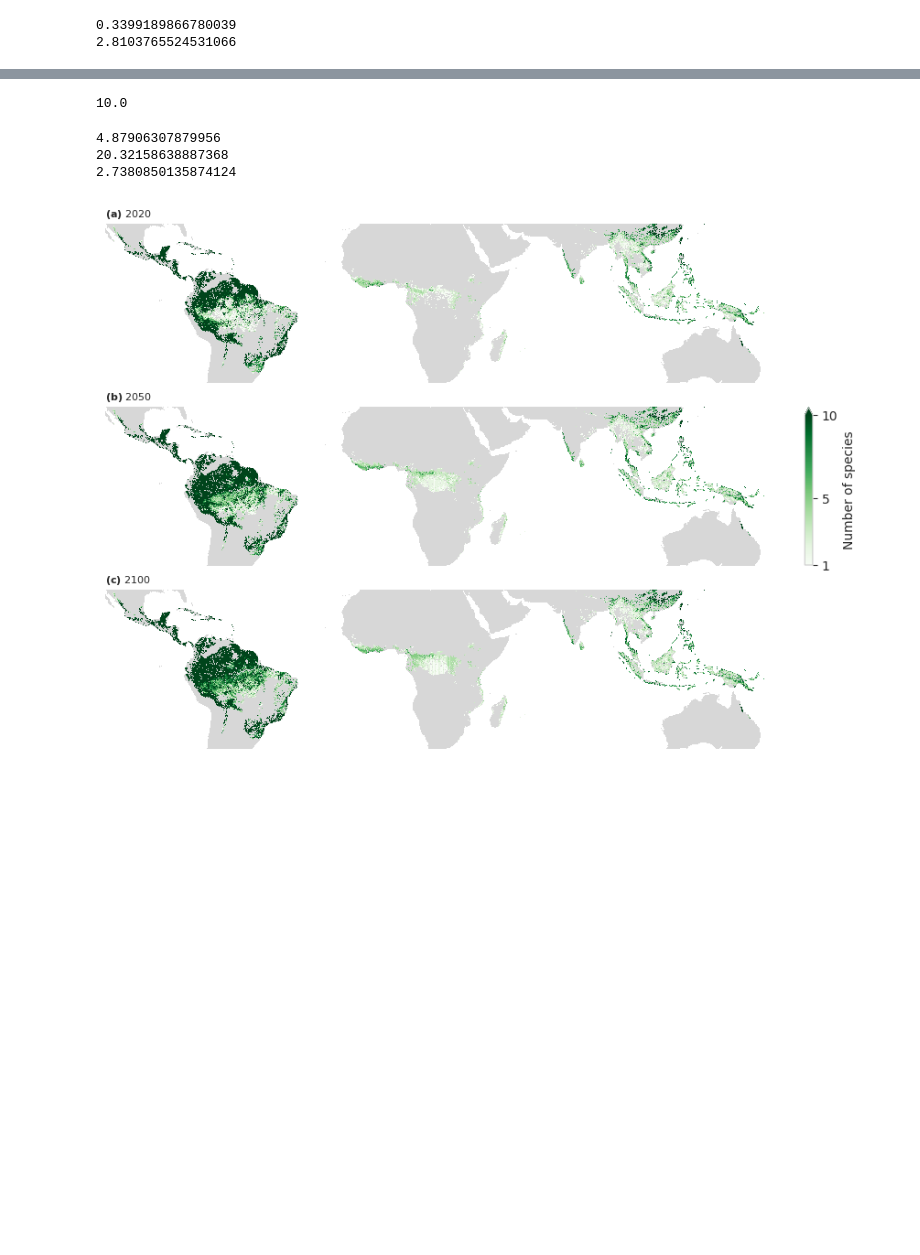
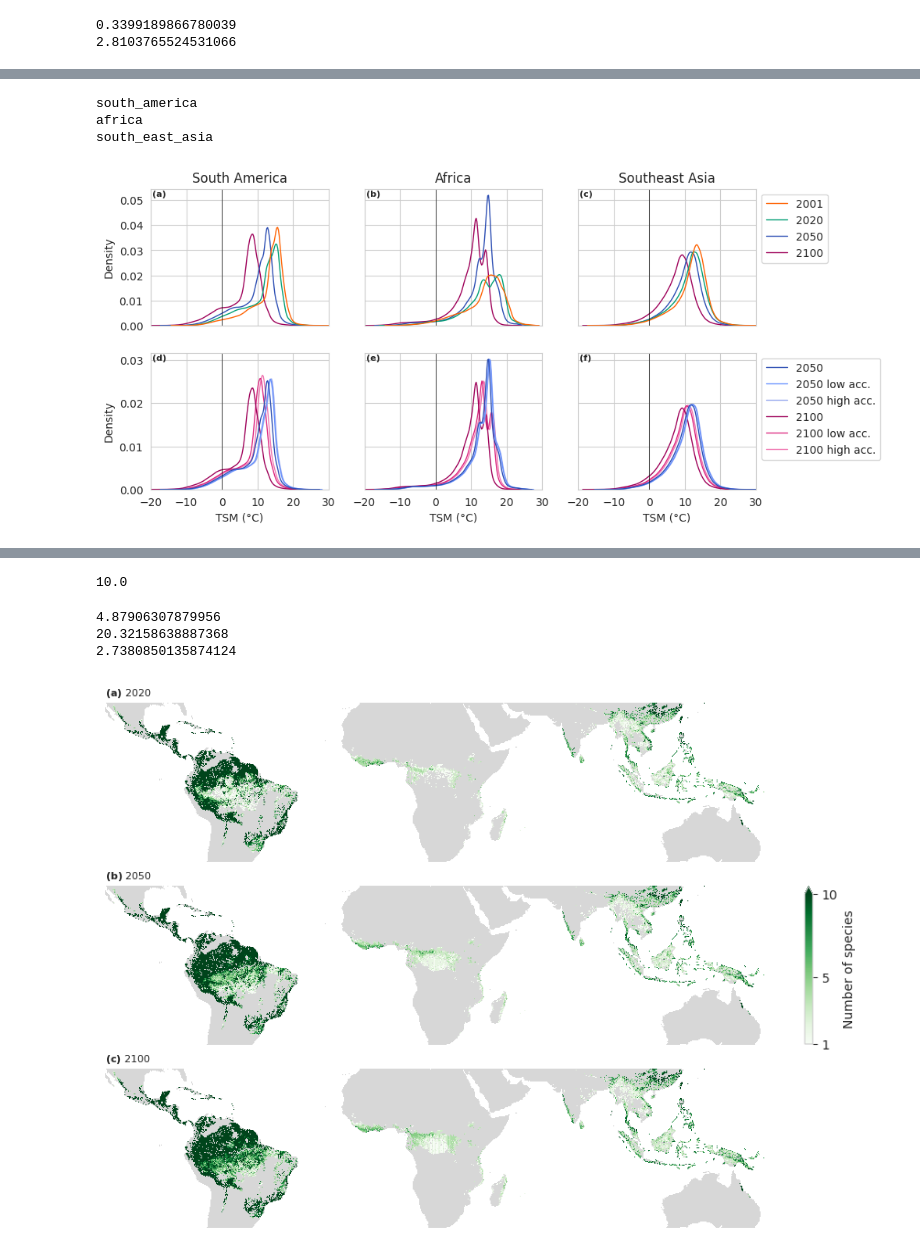
Before and after one commit to gaslen/Tcrit_tropical, a Jupyter notebook: figures.ipynb, the cells around one changed output, grey strips where cells are left out. Saved outputs shown, nothing was run; the diff lists cells and outputs as text; code cells hidden in the pictures; blank space fills up the shorter version.

```diff
--- a/figures.ipynb
+++ b/figures.ipynb
@@ -738,3 +726,48 @@ south_east_asia
+# %%
+sns.set_style("whitegrid")
+fig, (axs_top, axs_bottom) = plt.subplots(2, 3, figsize=(10, 5), sharex=True, sharey='row')
+colors_top = ['#FE6100', '#009E73','#2B4DB3', '#9E0059']
+colors_bottom = ['#2B4DB3', '#648FFF', '#99AAEE', '#9E0059', '#DC267F', '#F075B0']
+
+for ax1, ax2, continent, continent_title, abc_top, abc_bottom in zip(
+    axs_top, axs_bottom,
+    ['south_america', 'africa', 'south_east_asia'],
+    ["South America", "Africa", "Southeast Asia"],
+    ['(a)', '(b)', '(c)'], ['(d)','(e)','(f)']
+):
+    print(continent)
+    df = pd.DataFrame({k: v.flatten() for k,v in data[continent].items()}).dropna(axis=0, how='all')
+    df1 = pd.melt(df[['2001','2020','2050','2100']], var_name='year', value_name='TSM').dropna()
+    # df2 = pd.melt(df[['2050','2050 acc.','2100','2100 acc.']], var_name='year', value_name='TSM').dropna()
+    df2 = pd.melt(df[['2050','2050 low acc.','2050 high acc.','2100','2100 low acc.','2100 high acc.']], var_name='year', value_name='TSM').dropna()
+
+    legend = False if continent != "south_east_asia" else True
+    sns.kdeplot(df1, x='TSM', hue='year', palette=colors_top, legend=legend, fill=False, linewidth=1, ax=ax1)
+    sns.kdeplot(df2, x='TSM', hue='year', palette=colors_bottom, legend=legend, fill=False, linewidth=1, ax=ax2)
+    # for y, c in zip(['2050','2050 acc. 0.38','2050 acc. 0.49','2100','2100 acc. 0.38','2100 acc. 0.49'], colors_bottom):
+    #     subset = df2[df2.year == y]
+    #     linestyle = '--' if '049' in y else '-'
+    #     sns.kdeplot(subset, x='TSM', color=c, linestyle=linestyle)
+
+    ax1.set_title(continent_title)
+    ax2.set_xlabel('TSM (°C)')
+    ax1.set_xlim((-20,30))
+    ax1.axvline(0, color='black', linewidth=0.5)
+    ax2.axvline(0, color='black', linewidth=0.5)
+    if legend:
+        sns.move_legend(ax1, "upper left", bbox_to_anchor=(1, 1), title=None)
+        sns.move_legend(ax2, "upper left", bbox_to_anchor=(1, 1), title=None)
+
+    ax1.text(0.01, 0.99, abc_top, transform=ax1.transAxes, fontsize=8, fontweight='bold', va='top', ha='left')
+    ax2.text(0.01, 0.99, abc_bottom, transform=ax2.transAxes, fontsize=8, fontweight='bold', va='top', ha='left')
+
+plt.savefig(f"figures/resubmission/TSM_distributions{version}_CBfriendly.pdf", bbox_inches='tight')
+plt.show()
+# %% [output]
+south_america
+africa
+south_east_asia
+[figure, added]
 # %%
 # Figure S4
 # %%
```
Also changed, not shown: parts of 21 cells of this notebook, 26 other files.
